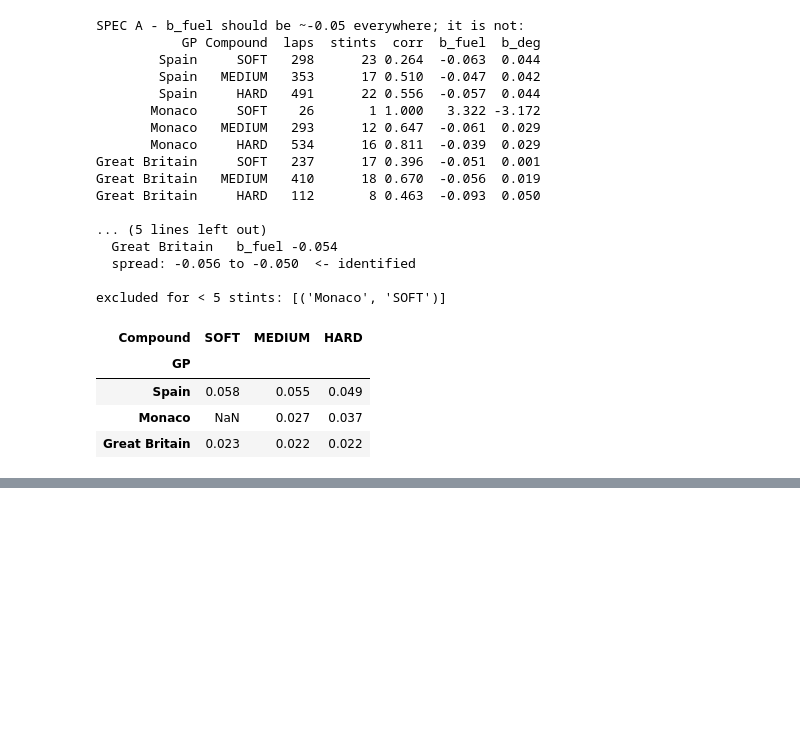
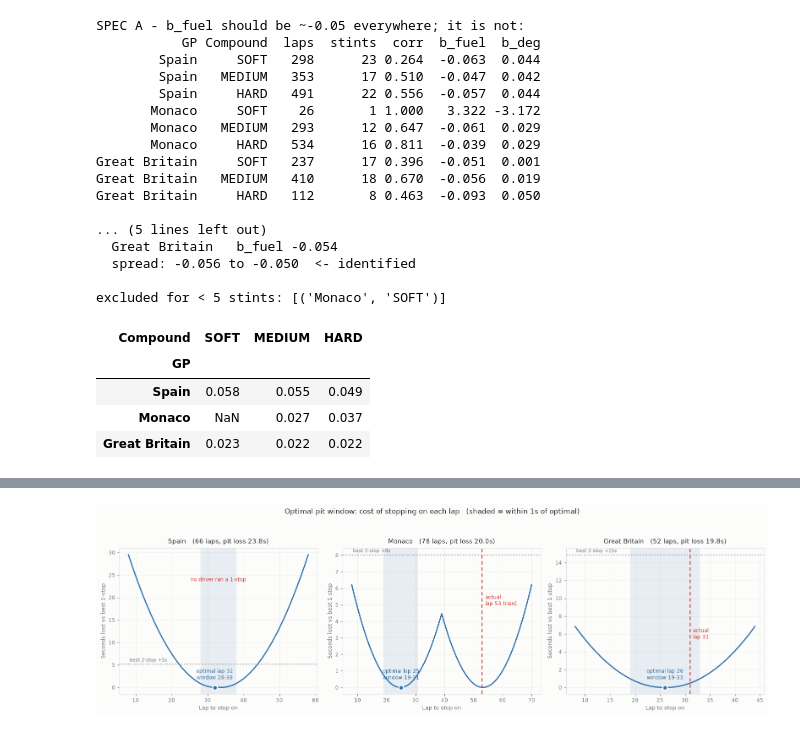
Before and after one commit to HegdeShreyas14/f1-tyre-strat, a Jupyter notebook: notebooks/analysis.ipynb, the cells around one changed output, grey strips where cells are left out. Saved outputs shown, nothing was run; the diff lists cells and outputs as text; code cells hidden in the pictures; blank space fills up the shorter version.

```diff
--- a/notebooks/analysis.ipynb
+++ b/notebooks/analysis.ipynb
@@ -345,0 +602,80 @@ excluded for < 5 stints: [('Monaco', 'SOFT')]
+# %%
+# --- The pit window --------------------------------------------------------
+# Cost of a 1-stop as a function of which lap you stop on. The shape is the point:
+# a sharp minimum means the stop lap matters, a flat basin means it barely does.
+
+WINDOW_S = 1.0        # "within a second of optimal" defines the usable window
+CURVE, ACTUAL, NEUTRAL = '#2F6FA8', '#D62B1F', '#6B7280'
+
+
+def one_stop_curve(gp):
+    """Best achievable 1-stop cost for every legal stop lap."""
+    N, avail = race_laps[gp], list(params[gp])
+    laps = np.array(range(MIN_STINT, N - MIN_STINT + 1))
+    costs = np.array([min(strategy_cost([L, N - L], combo, gp)
+                          for combo in product(avail, repeat=2) if len(set(combo)) == 2)
+                      for L in laps])
+    return laps, costs
+
+
+fig, axes = plt.subplots(1, 3, figsize=(16, 5), facecolor=SURFACE)
+
+for ax, gp in zip(axes, RACES):
+    laps, costs = one_stop_curve(gp)
+    best_i = int(np.argmin(costs))
+    rel = costs - costs[best_i]
+    # Contiguous basin around the optimum. Monaco's curve has TWO minima -- stop
+    # early or stop late both work -- so taking min/max of every qualifying lap
+    # would span the hump between them and report a window that isn't one.
+    ok = rel <= WINDOW_S
+    lo_i = hi_i = best_i
+    while lo_i > 0 and ok[lo_i - 1]:
+        lo_i -= 1
+    while hi_i < len(ok) - 1 and ok[hi_i + 1]:
+        hi_i += 1
+    inside = laps[lo_i:hi_i + 1]
+    two_stop_rel = pit_window.query('GP == @gp and n_stops == 2').cost_s.iloc[0] - costs[best_i]
+
+    ax.set_facecolor(SURFACE)
+    ax.axvspan(inside.min(), inside.max(), color=CURVE, alpha=0.10, lw=0)
+    ax.plot(laps, rel, lw=2, color=CURVE, solid_capstyle='round')
+    ax.plot(laps[best_i], 0, 'o', ms=8, color=CURVE,
+            markeredgecolor=SURFACE, markeredgewidth=2, zorder=5)
+    ax.annotate(f'optimal lap {laps[best_i]}\nwindow {inside.min()}-{inside.max()}',
+                (laps[best_i], 0), xytext=(0, 14), textcoords='offset points',
+                ha='center', fontsize=8.5, color=CURVE)
+
+    same = [s for s in actual_stops[gp] if len(s) == 1]
+    if same:
+        a = int(np.median([s[0] for s in same]))
+        # Monaco's 1-stoppers didn't choose lap 53 on tyre grounds: that is the
+        # switch to wets when the rain arrived, so it is not a strategy comparison.
+        note = 'actual\nlap {} {}'.format(a, '(rain)' if gp == 'Monaco' else '')
+        ax.axvline(a, color=ACTUAL, lw=1.5, ls=(0, (4, 3)))
+        ax.annotate(note, (a, rel.max() * 0.80), xytext=(5, 0),
+                    textcoords='offset points', fontsize=8.5, color=ACTUAL)
+    else:
+        ax.annotate('no driver ran a 1-stop', (laps[len(laps) // 2], rel.max() * 0.80),
+                    ha='center', fontsize=8.5, color=ACTUAL)
+
+    ax.axhline(two_stop_rel, color=NEUTRAL, lw=1, ls=(0, (2, 3)))
+    ax.annotate(f'best 2-stop {two_stop_rel:+.0f}s', (laps[0], two_stop_rel),
+                xytext=(2, 4), textcoords='offset points', fontsize=8, color=NEUTRAL)
+
+    ax.set_title(f'{gp}   ({race_laps[gp]} laps, pit loss {pit_loss[gp]:.1f}s)',
+                 fontsize=10.5, color=INK, pad=8)
+    ax.set_xlabel('Lap to stop on', fontsize=9, color=MUTED)
+    ax.set_ylabel('Seconds lost vs best 1-stop', fontsize=9, color=MUTED)
+    ax.grid(alpha=0.18, lw=0.7)
+    ax.tick_params(colors=MUTED, labelsize=8.5)
+    for s in ax.spines.values():
+        s.set_color('#D8DCE1')
+
+fig.suptitle('Optimal pit window: cost of stopping on each lap   '
+             f'(shaded = within {WINDOW_S:.0f}s of optimal)',
+             fontsize=12, color=INK, y=0.99)
+fig.tight_layout(rect=[0, 0, 1, 0.94])
+fig.savefig('../report/pit_window.png', dpi=130, facecolor=SURFACE)
+plt.show()
+# %% [output]
+[figure, added]
```
Also changed, not shown: parts of 4 cells of this notebook, 3 other files.
